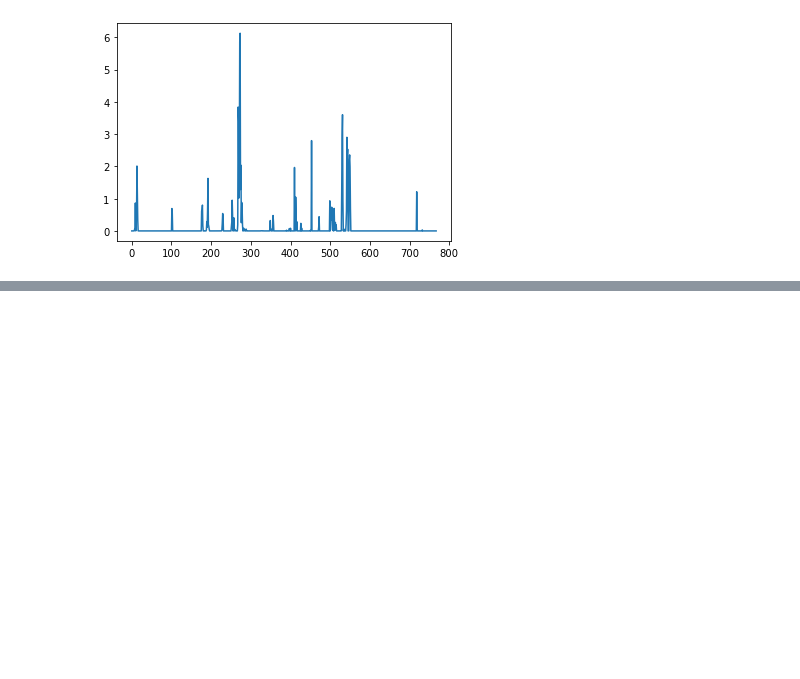
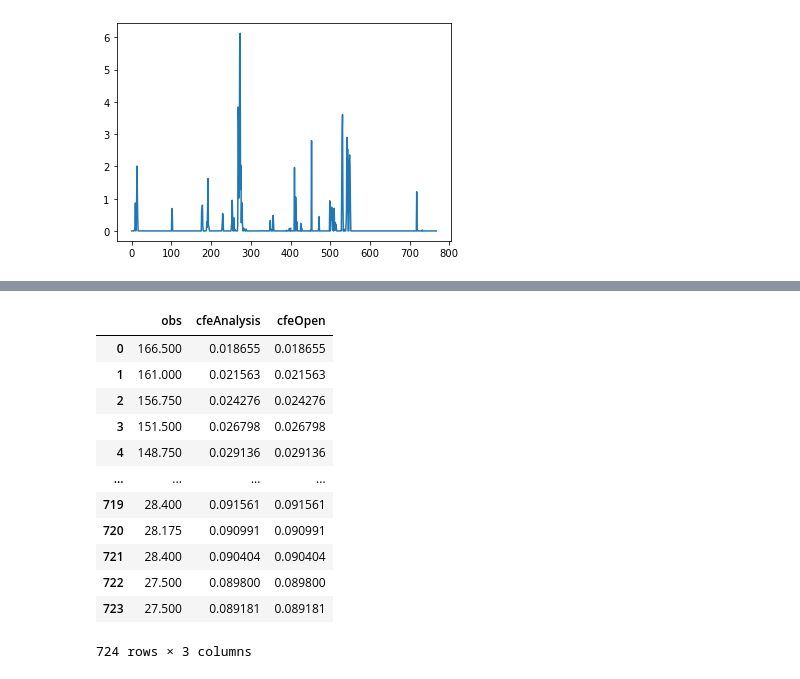
Before and after one commit to zbutler33/NextGen---The-Simulators-, a Jupyter notebook: Toy_Model/Toymodel_V3.ipynb, the cells around one changed output, grey strips where cells are left out. Saved outputs shown, nothing was run; the diff lists cells and outputs as text; code cells hidden in the pictures; blank space fills up the shorter version.

```diff
--- a/Toy_Model/Toymodel_V3.ipynb
+++ b/Toy_Model/Toymodel_V3.ipynb
@@ -349,0 +245,19 @@ plt.show()
+# %%
+df=pd.DataFrame({"obs":obs,"cfeAnalysis":cfeAnalysis,"cfeOpen":cfeOpen})
+df.dropna(axis=0, inplace=True)
+df.reset_index(drop=True, inplace=True)
+df
+# %% [output]
+|  | obs | cfeAnalysis | cfeOpen |
+| 0 | 166.500 | 0.018655 | 0.018655 |
+| 1 | 161.000 | 0.021563 | 0.021563 |
+| 2 | 156.750 | 0.024276 | 0.024276 |
+| 3 | 151.500 | 0.026798 | 0.026798 |
+| 4 | 148.750 | 0.029136 | 0.029136 |
+| ... | ... | ... | ... |
+| 719 | 28.400 | 0.091561 | 0.091561 |
+| 720 | 28.175 | 0.090991 | 0.090991 |
+| 721 | 28.400 | 0.090404 | 0.090404 |
+| 722 | 27.500 | 0.089800 | 0.089800 |
+| 723 | 27.500 | 0.089181 | 0.089181 |
+724 rows × 3 columns
```
Also changed, not shown: parts of 7 cells of this notebook, 4 other files.
